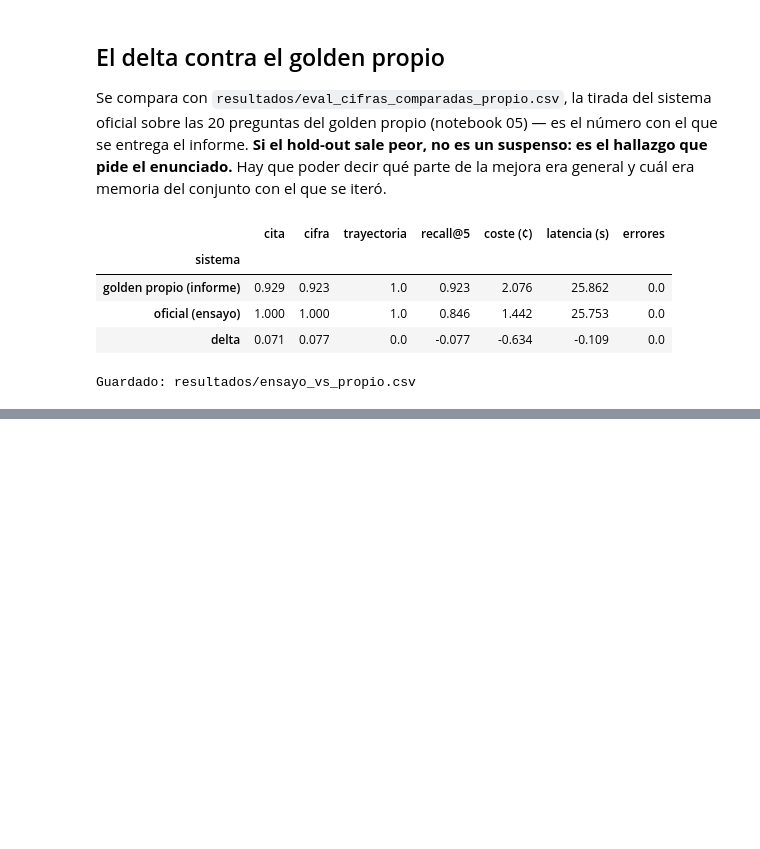
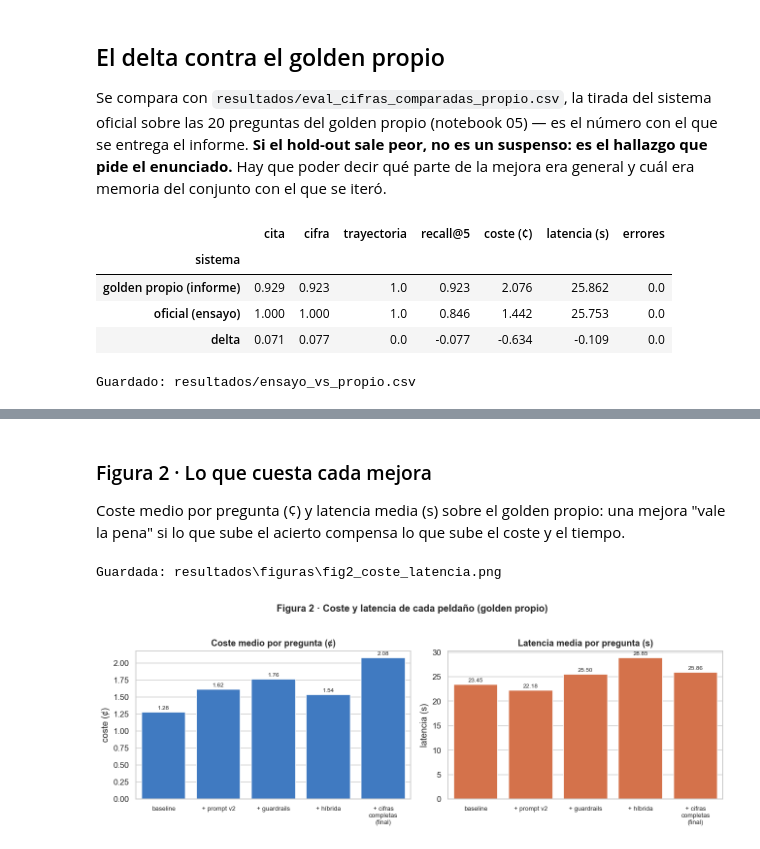
Before and after one commit to eglezarr/sec-10k-agents, a Jupyter notebook: notebooks/06_hold_out.ipynb, the cells around one changed output, grey strips where cells are left out. Cells and saved outputs as stored; diff of their text form; code cells hidden in the pictures; blank space fills up the shorter version.

```diff
--- a/notebooks/06_hold_out.ipynb
+++ b/notebooks/06_hold_out.ipynb
@@ -132,0 +197,25 @@ Guardado: resultados/ensayo_vs_propio.csv
+# %% [markdown]
+### Figura 2 · Lo que cuesta cada mejora
+
+Coste medio por pregunta (¢) y latencia media (s) sobre el golden propio: una mejora "vale la pena" si lo que sube el acierto compensa lo que sube el coste y el tiempo.
+# %%
+t = tablas["Golden propio"].reset_index()
+t["etiqueta"] = ETIQ
+
+fig, ejes = plt.subplots(1, 2, figsize=(12, 4.2))
+sns.barplot(data=t, x="etiqueta", y="coste (¢)", ax=ejes[0], color="#2a78d6", edgecolor="white")
+ejes[0].set_title("Coste medio por pregunta (¢)", fontweight="bold")
+sns.barplot(data=t, x="etiqueta", y="latencia (s)", ax=ejes[1], color="#eb6834", edgecolor="white")
+ejes[1].set_title("Latencia media por pregunta (s)", fontweight="bold")
+for eje in ejes:
+    eje.set_xlabel("")
+    eje.tick_params(axis="x", labelsize=8.5)
+    for cont in eje.containers:
+        eje.bar_label(cont, fmt="%.2f", fontsize=8, padding=2)
+fig.suptitle("Figura 2 · Coste y latencia de cada peldaño (golden propio)", fontsize=13, fontweight="bold", y=1.03)
+fig.tight_layout()
+guardar(fig, "fig2_coste_latencia")
+plt.show()
+# %% [output]
+Guardada: resultados\figuras\fig2_coste_latencia.png
+[figure, added]
```
Also changed, not shown: parts of 10 cells of this notebook, 5 other files.
